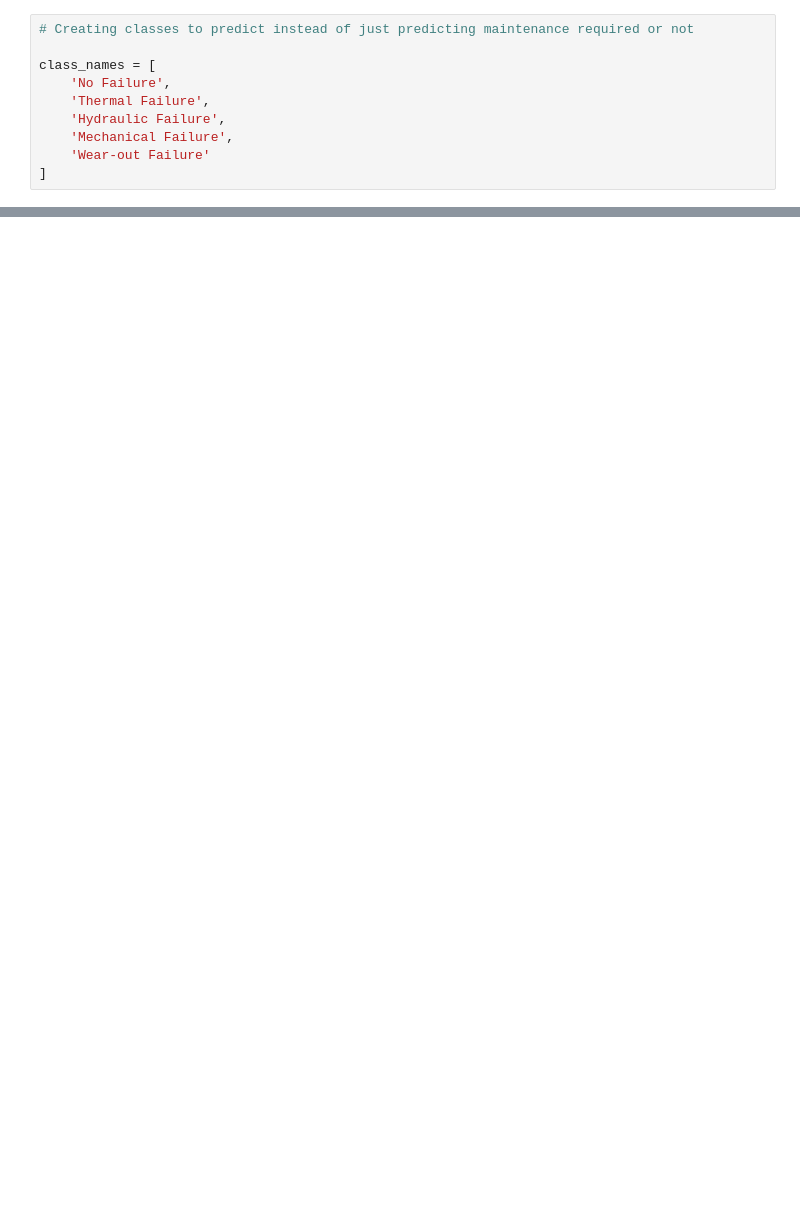
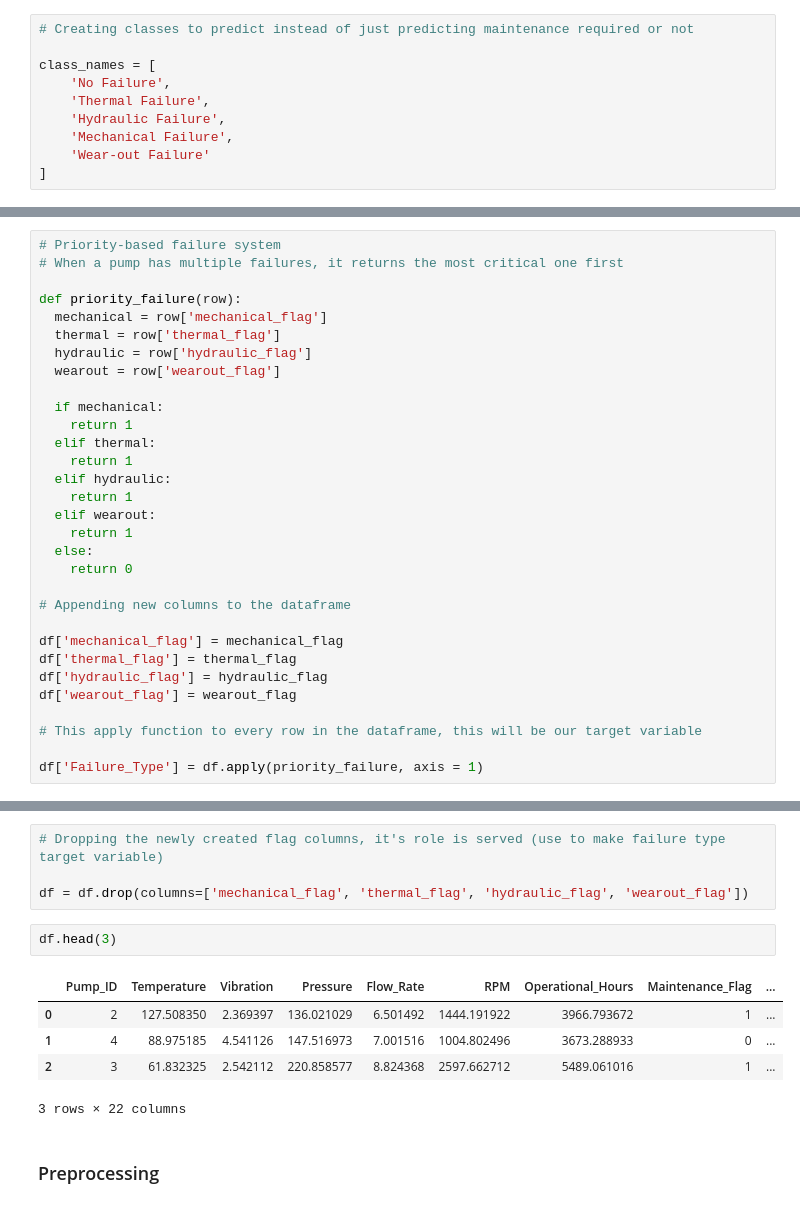
Before and after one commit to heyaankit/pdm-industrial-app, a Jupyter notebook: notebooks/2_pump_preprocessing.ipynb, the cells around one changed output, grey strips where cells are left out. Cells and saved outputs as stored; diff of their text form; blank space fills up the shorter version.

Commit message:
Did preprocessing

```diff
--- a/notebooks/2_pump_preprocessing.ipynb
+++ b/notebooks/2_pump_preprocessing.ipynb
@@ -36,0 +95,31 @@ class_names = [
+# %%
+# Priority-based failure system
+# When a pump has multiple failures, it returns the most critical one first
+
+def priority_failure(row):
+  mechanical = row['mechanical_flag']
+  thermal = row['thermal_flag']
+  hydraulic = row['hydraulic_flag']
+  wearout = row['wearout_flag']
+
+  if mechanical:
+    return 1
+  elif thermal:
+    return 1
+  elif hydraulic:
+    return 1
+  elif wearout:
+    return 1
+  else:
+    return 0
+
+# Appending new columns to the dataframe
+
+df['mechanical_flag'] = mechanical_flag
+df['thermal_flag'] = thermal_flag
+df['hydraulic_flag'] = hydraulic_flag
+df['wearout_flag'] = wearout_flag
+
+# This apply function to every row in the dataframe, this will be our target variable
+
+df['Failure_Type'] = df.apply(priority_failure, axis = 1)
@@ -36,0 +195,14 @@ class_names = [
+# %%
+# Dropping the newly created flag columns, it's role is served (use to make failure type target variable)
+
+df = df.drop(columns=['mechanical_flag', 'thermal_flag', 'hydraulic_flag', 'wearout_flag'])
+# %%
+df.head(3)
+# %% [output]
+|  | Pump_ID | Temperature | Vibration | Pressure | Flow_Rate | RPM | Operational_Hours | Maintenance_Flag | ... |
+| 0 | 2 | 127.508350 | 2.369397 | 136.021029 | 6.501492 | 1444.191922 | 3966.793672 | 1 | ... |
+| 1 | 4 | 88.975185 | 4.541126 | 147.516973 | 7.001516 | 1004.802496 | 3673.288933 | 0 | ... |
+| 2 | 3 | 61.832325 | 2.542112 | 220.858577 | 8.824368 | 2597.662712 | 5489.061016 | 1 | ... |
+3 rows × 22 columns
+# %% [markdown]
+### Preprocessing
```
Also changed, not shown: parts of 17 cells of this notebook.
